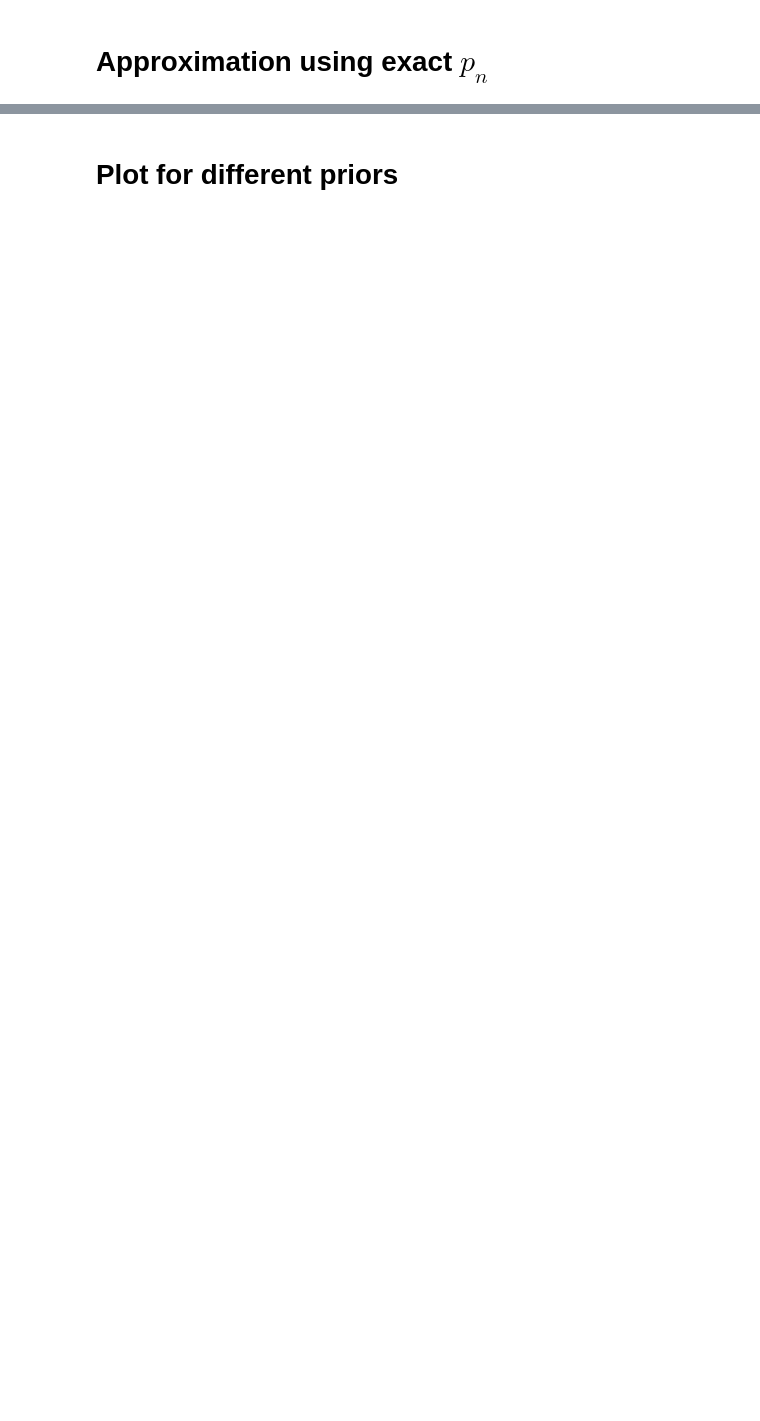
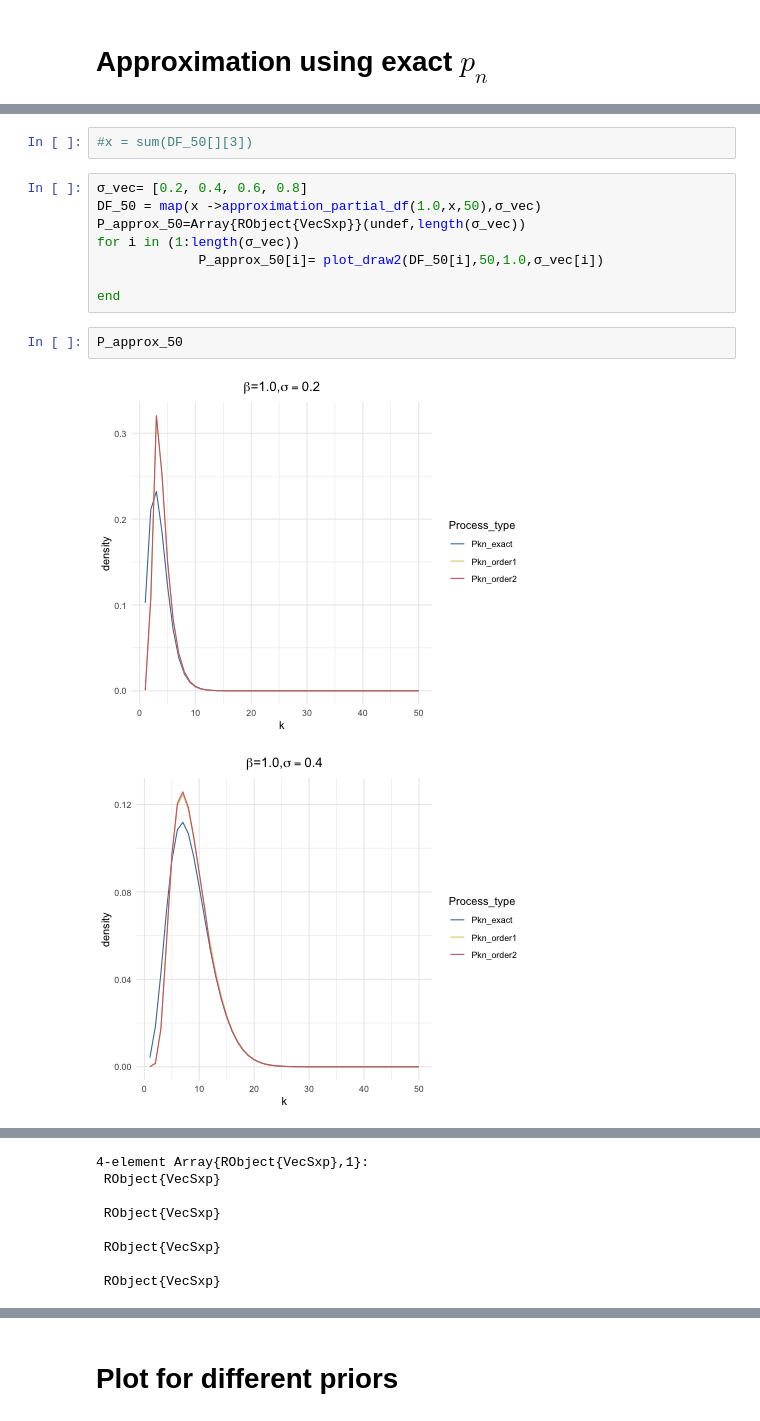
Before and after one commit to konkam/GibbsTypePriors, a Jupyter notebook: plots/Plots.ipynb, the cells around one changed output, grey strips where cells are left out. Saved outputs shown, nothing was run; the diff lists cells and outputs as text; blank space fills up the shorter version.

```diff
--- a/plots/Plots.ipynb
+++ b/plots/Plots.ipynb
@@ -303,0 +143,15 @@ using BenchmarkTools
+# %%
+#x = sum(DF_50[][3])
+# %%
+σ_vec= [0.2, 0.4, 0.6, 0.8]
+DF_50 = map(x ->approximation_partial_df(1.0,x,50),σ_vec)
+P_approx_50=Array{RObject{VecSxp}}(undef,length(σ_vec))
+for i in (1:length(σ_vec))
+             P_approx_50[i]= plot_draw2(DF_50[i],50,1.0,σ_vec[i])
+
+end
+# %%
+P_approx_50
+# %% [output]
+[figure, added]
+[figure, added]
@@ -303,0 +168,8 @@ using BenchmarkTools
+4-element Array{RObject{VecSxp},1}:
+ RObject{VecSxp}
+
+ RObject{VecSxp}
+
+ RObject{VecSxp}
+
+ RObject{VecSxp}
```
Also changed, not shown: parts of 49 cells of this notebook, 12 other files.
